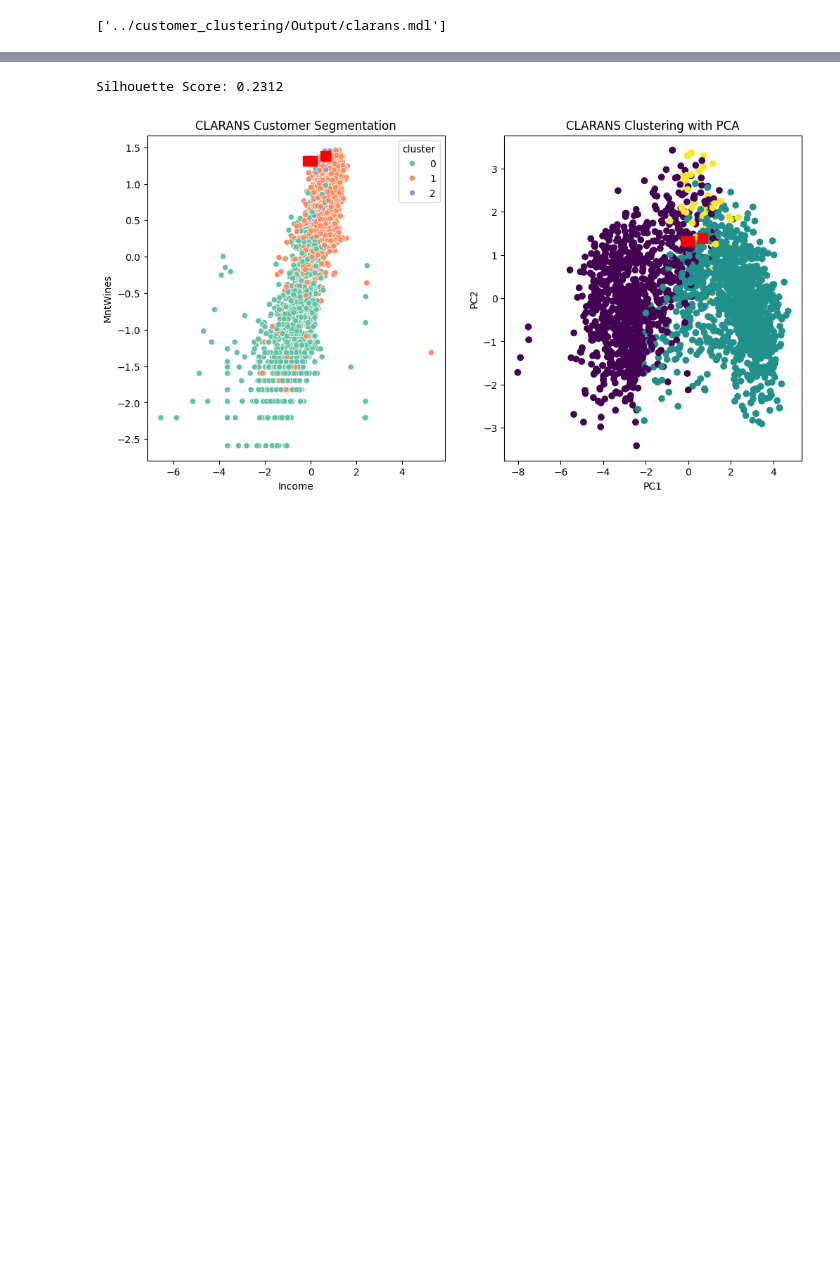
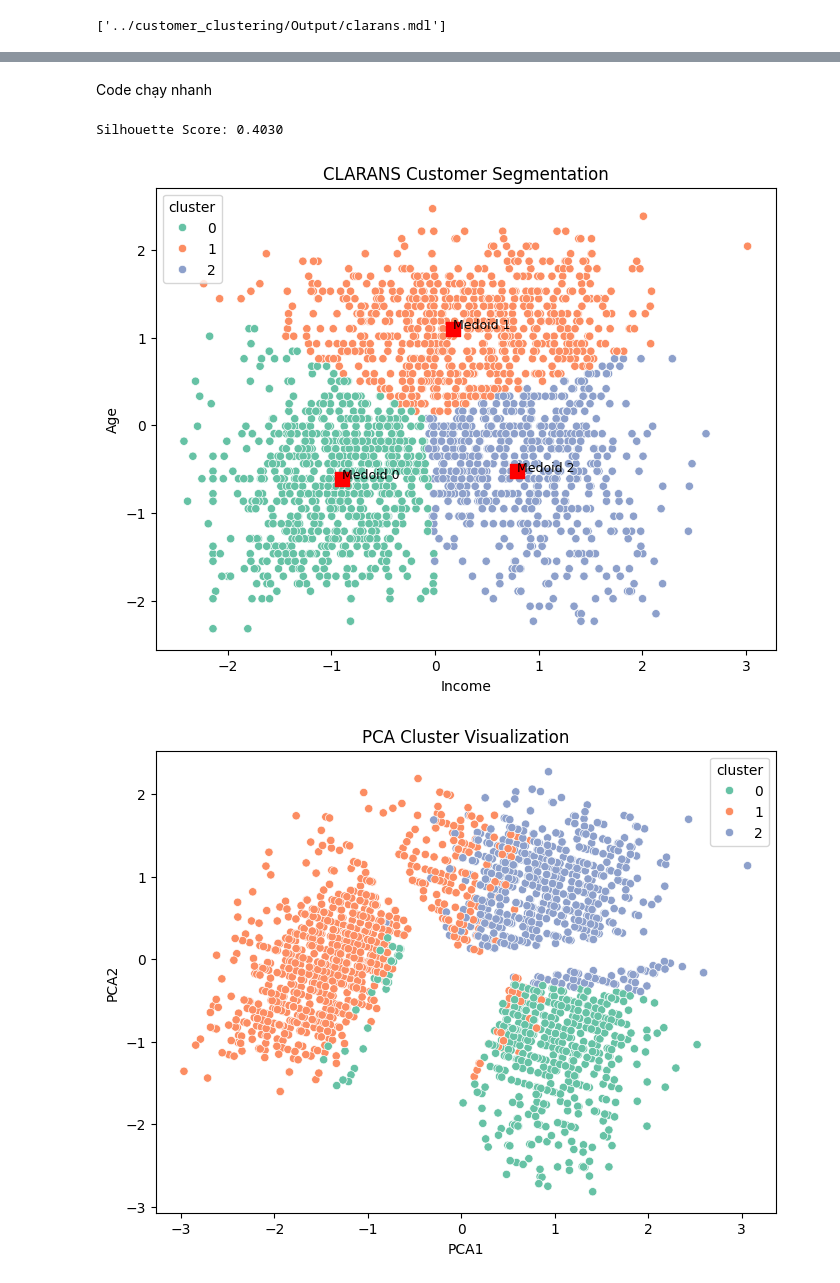
Before and after one commit to GiaHuy910/CLARANS-IN-MARKETING, a Jupyter notebook: customer_clustering/Clarans.ipynb, the cells around one changed output, grey strips where cells are left out. Drawn from its saved outputs; the diff is of its cells as text; code cells hidden in the pictures; blank space fills up the shorter version.

```diff
--- a/customer_clustering/Clarans.ipynb
+++ b/customer_clustering/Clarans.ipynb
@@ -133,19 +134,34 @@ plt.show()
+# %% [markdown]
+Code chạy nhanh
 # %%
 k = 3
 n_local=5
-max_nei=5
+max_nei=100
 features = [
 'Income',
-'Age',
-'MntWines',
-'MntFruits',
-'MntMeatProducts',
-'MntFishProducts',
-'MntSweetProducts',
-'MntGoldProds']
+'Age']
 datafast=D[features].copy()
 # clarans_silhouette_analysis(datafast,[2,3,4,5,6,7,8],num_local=5,max_neighbors=5)
-clarans_fast_build(datafast,k,n_local,max_nei,'Income','MntWines',data_pca)
+
+clarans_fast_build(datafast,k,n_local,max_nei,'Income','Age')
+
+pca=PCA(n_components=2)
+pca.fit(datafast)
+PCA_ds=pd.DataFrame(pca.transform(datafast),columns=(['col1','col2']))
+
+plt.figure(figsize=(8,6))
+sns.scatterplot(
+    x=PCA_ds['col1'],
+    y=PCA_ds['col2'],
+    hue=data['cluster'],
+    palette='Set2'
+)
+
+plt.xlabel("PCA1")
+plt.ylabel("PCA2")
+plt.title('PCA Cluster Visualization')
+plt.show()
 # %% [output]
-Silhouette Score: 0.2312
+Silhouette Score: 0.4030
-[figure, old version]
+[figure, new version]
+[figure, added]
```
Also changed, not shown: parts of 13 cells of this notebook, 3 other files.
